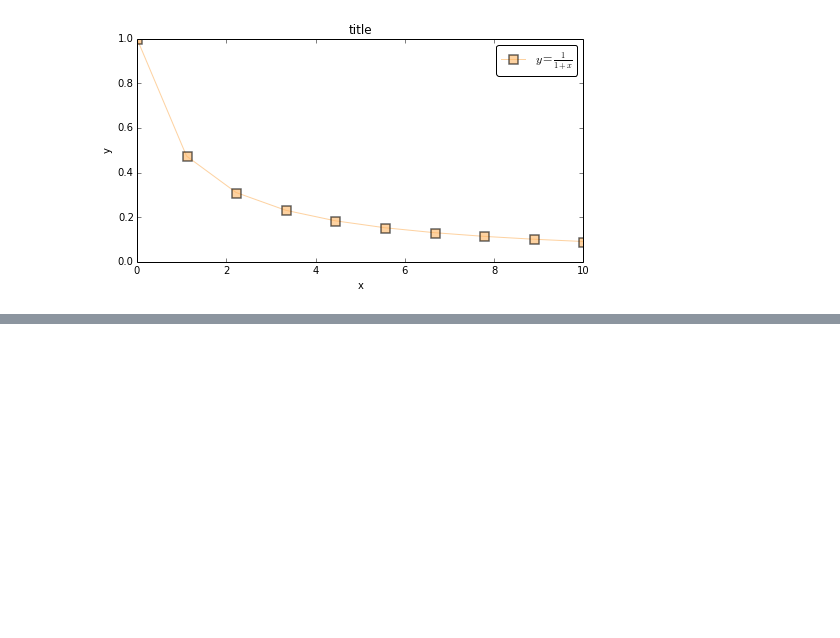
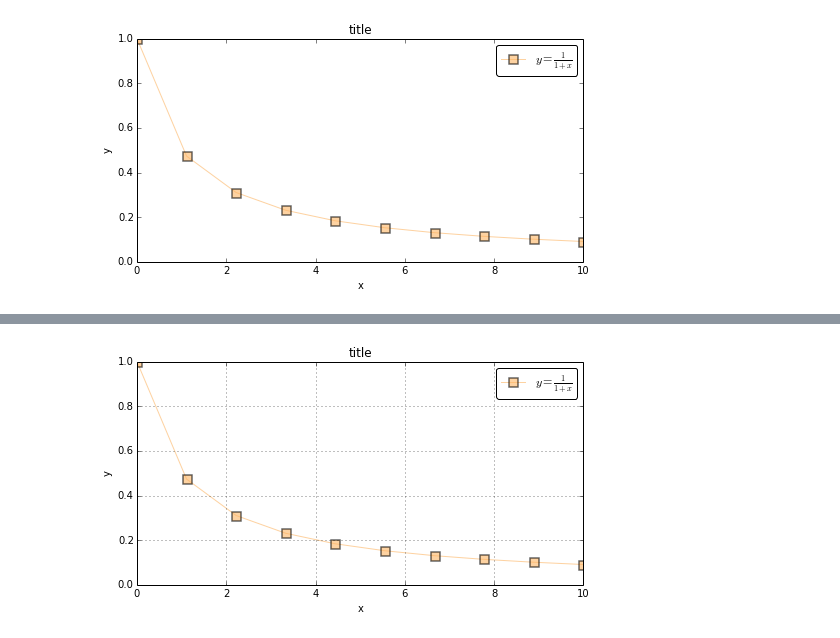
Before and after one commit to HamsterHuey/easyplot, a Jupyter notebook: docs/easyplot_docs.ipynb, the cells around one changed output, grey strips where cells are left out. Drawn from its saved outputs; the diff is of its cells as text; code cells hidden in the pictures; blank space fills up the shorter version.

```diff
--- a/docs/easyplot_docs.ipynb
+++ b/docs/easyplot_docs.ipynb
@@ -92,0 +116,4 @@ eplot.new_plot(x, 1/(1+x), '-s', label=r"$y = \frac{1}{1+x}$", c='#fdb462', ms=9
+# %%
+eplot.new_plot(x, 1/(1+x), '-s', label=r"$y = \frac{1}{1+x}$", c='#fdb462', grid='on')
+# %% [output]
+[figure, added]
```
Also changed, not shown: parts of 7 cells of this notebook.
